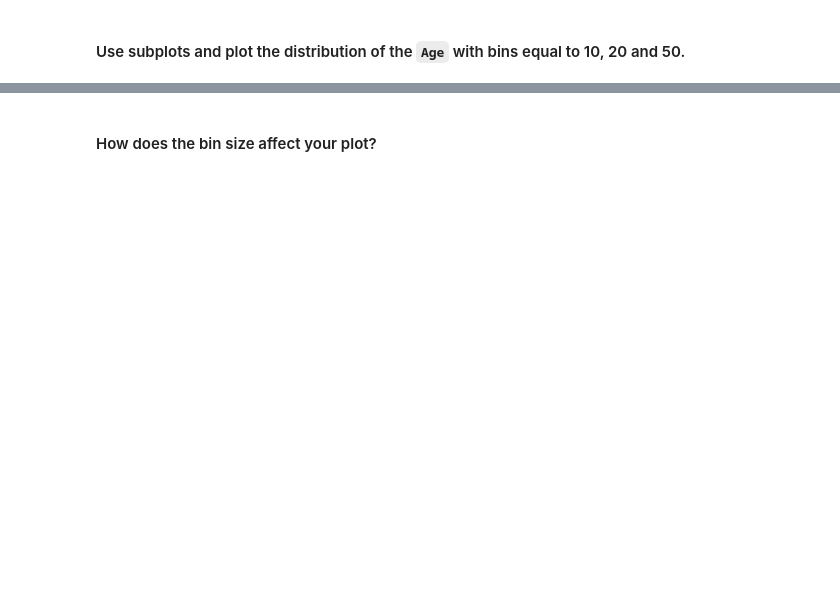
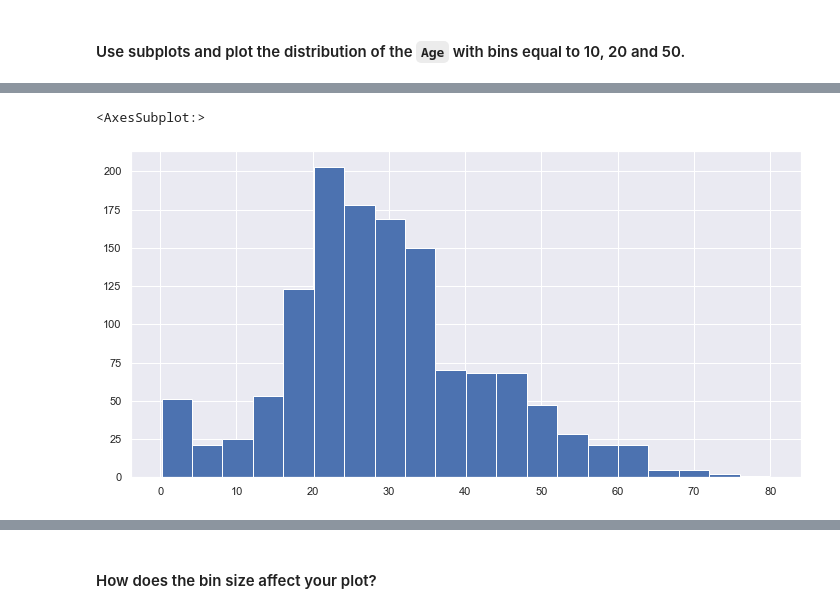
Before and after one commit to Ironhack-Data-BCN-July-2022/lab-matplotlib-seaborn, a Jupyter notebook: your-code/matplotlib.ipynb, the cells around one changed output, grey strips where cells are left out. Drawn from its saved outputs; the diff is of its cells as text; code cells hidden in the pictures; blank space fills up the shorter version.

```diff
--- a/your-code/matplotlib.ipynb
+++ b/your-code/matplotlib.ipynb
@@ -175,0 +202,5 @@ titanic.select_dtypes('object')
+# %%
+titanic['Age'].hist(bins=20)
+# %% [output]
+<AxesSubplot:>
+[figure, added]
```
Also changed, not shown: parts of 30 cells of this notebook.
